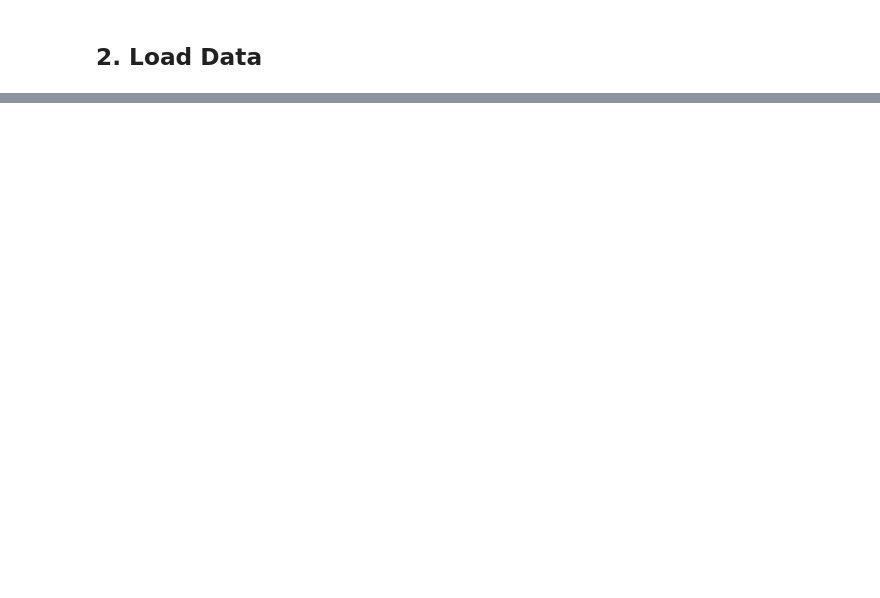
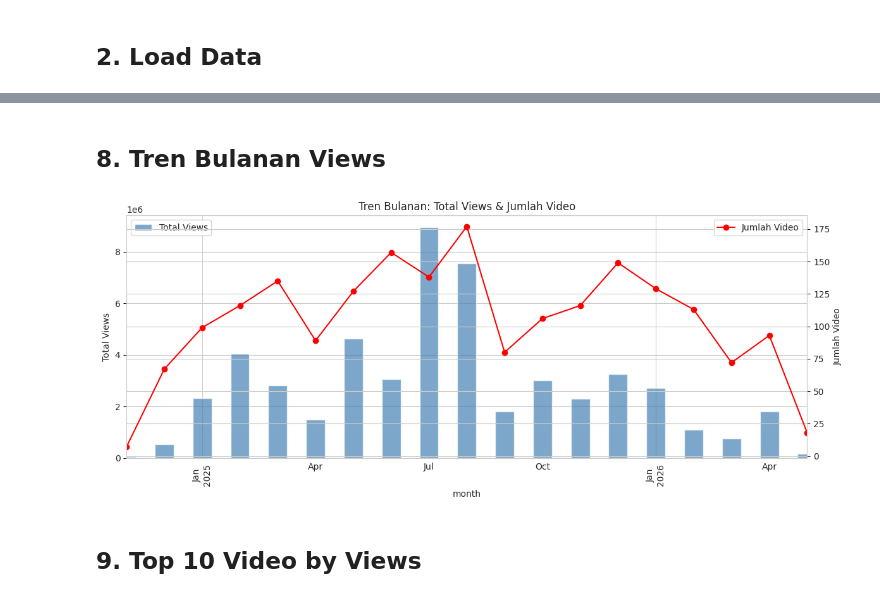
Before and after one commit to xafiertect/wrappyt, a Jupyter notebook: notebooks/preparation/01_eda_qiqi.ipynb, the cells around one changed output, grey strips where cells are left out. Drawn from its saved outputs; the diff is of its cells as text; code cells hidden in the pictures; blank space fills up the shorter version.

```diff
--- a/notebooks/preparation/01_eda_qiqi.ipynb
+++ b/notebooks/preparation/01_eda_qiqi.ipynb
@@ -152,0 +173,13 @@ The dataset provides insights into video performance over time. CTR and views sh
+# %%
+log_cols = [c for c in ['watch_time_hours','engaged_views'] if c in df.columns]
+for col in log_cols:
+    log_col = f'{col}_log'
+    if log_col in df.columns:
+        fig, axes = plt.subplots(1, 2, figsize=(12, 4))
+        sns.histplot(df[col], bins=30, ax=axes[0], kde=True, color='skyblue')
+        axes[0].set_title(f'{col} (Original)')
+        sns.histplot(df[log_col], bins=30, ax=axes[1], kde=True, color='salmon')
+        axes[1].set_title(f'{log_col} (Log)')
+        plt.tight_layout()
+        plt.savefig(f'../../data/processed/eda_{col}_log.png', dpi=150)
+        plt.show()
@@ -152,0 +204,26 @@ The dataset provides insights into video performance over time. CTR and views sh
+# %% [markdown]
+## 8. Tren Bulanan Views
+# %%
+if 'publish_date' in df.columns:
+    df['publish_date_dt'] = pd.to_datetime(df['publish_date'], errors='coerce')
+    df['month'] = df['publish_date_dt'].dt.to_period('M')
+    monthly = df.groupby('month')['views'].agg(['sum','mean','count'])
+
+    fig, ax1 = plt.subplots(figsize=(12, 5))
+    monthly['sum'].plot(kind='bar', ax=ax1, color='steelblue', alpha=0.7, label='Total Views')
+    ax1.set_ylabel('Total Views')
+    ax1.set_title('Tren Bulanan: Total Views & Jumlah Video')
+
+    ax2 = ax1.twinx()
+    monthly['count'].plot(kind='line', ax=ax2, color='red', marker='o', label='Jumlah Video')
+    ax2.set_ylabel('Jumlah Video')
+
+    ax1.legend(loc='upper left')
+    ax2.legend(loc='upper right')
+    plt.tight_layout()
+    plt.savefig('../../data/processed/eda_monthly_trend.png', dpi=150)
+    plt.show()
+# %% [output]
+[figure, added]
+# %% [markdown]
+## 9. Top 10 Video by Views
```
Also changed, not shown: parts of 47 cells of this notebook, 5 other files.
